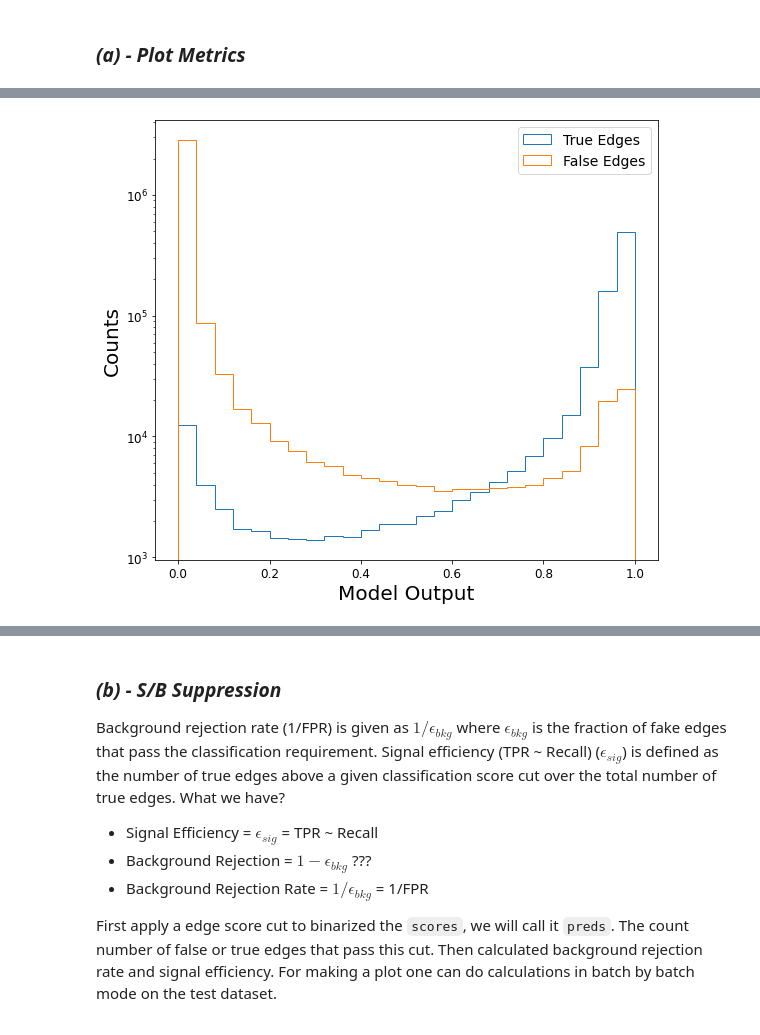
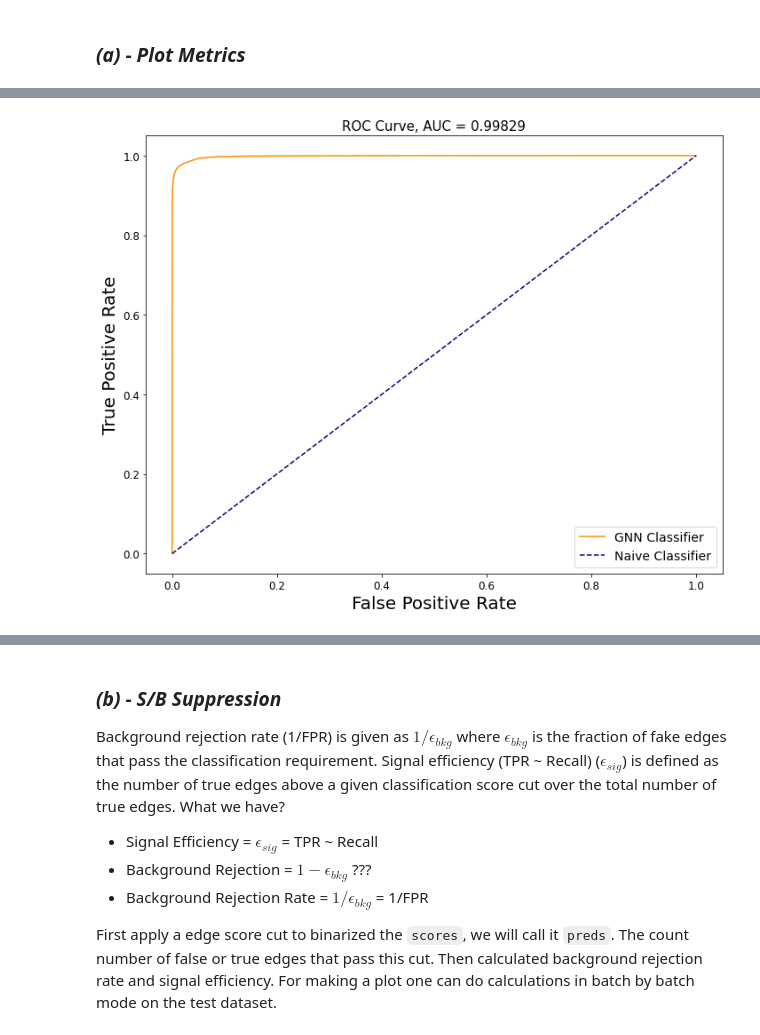
Before and after one commit to ai4fair/stttrkx, a Jupyter notebook: stt8_metrics.ipynb, the cells around one changed output, grey strips where cells are left out. Drawn from its saved outputs; the diff is of its cells as text; code cells hidden in the pictures.

```diff
--- a/stt8_metrics.ipynb
+++ b/stt8_metrics.ipynb
@@ -127,4 +144,0 @@ plot_outputs_roc(scores,truths, metrics, name="ann")
-# %%
-plot_model_output(scores, truths, name="ann")
-# %% [output]
-[figure, removed]
@@ -130,0 +147,5 @@ plot_model_output(scores, truths, name="ann")
+# %%
+# ROC Curve
+plot_roc(metrics, name=outname)
+# %% [output]
+[figure, added]
```
Also changed, not shown: parts of 26 cells of this notebook, 1 other file.
